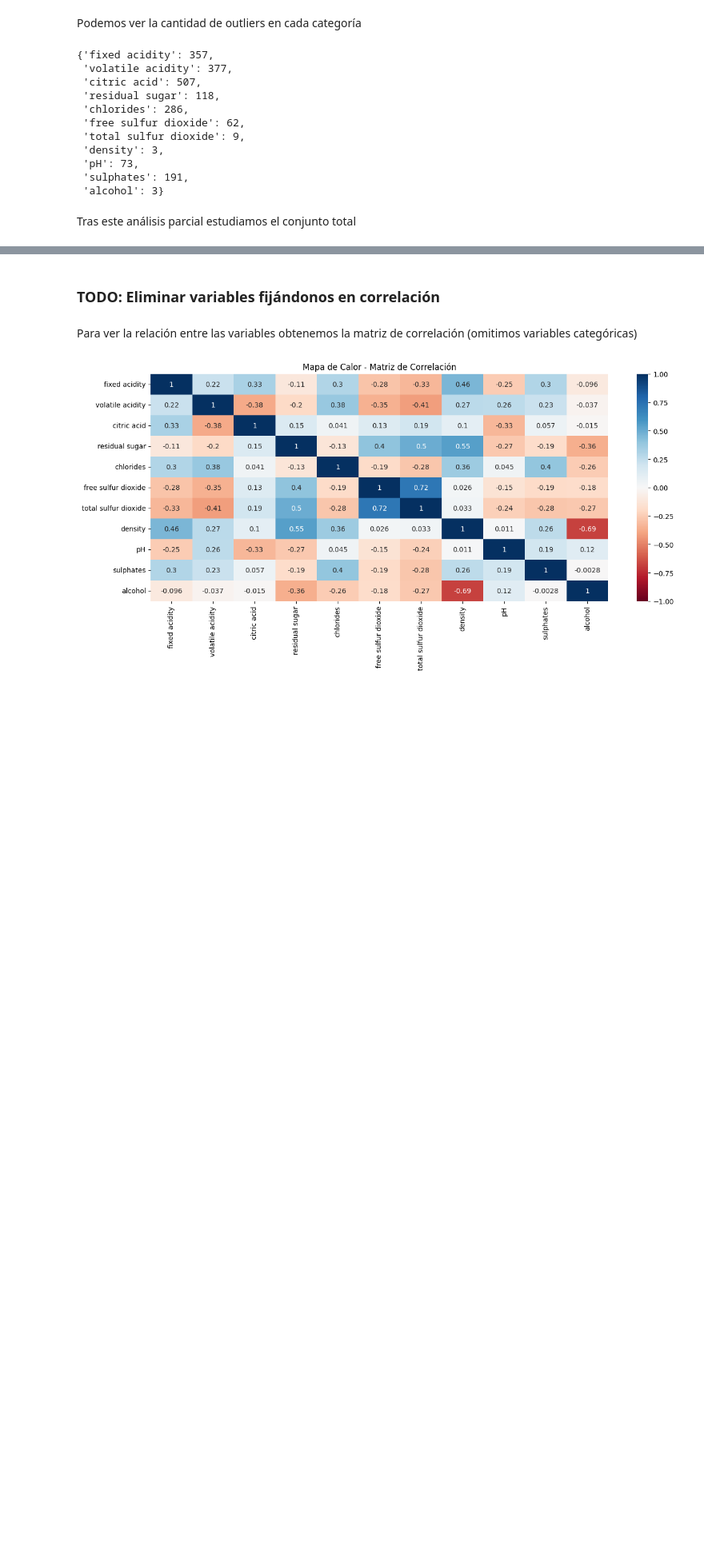
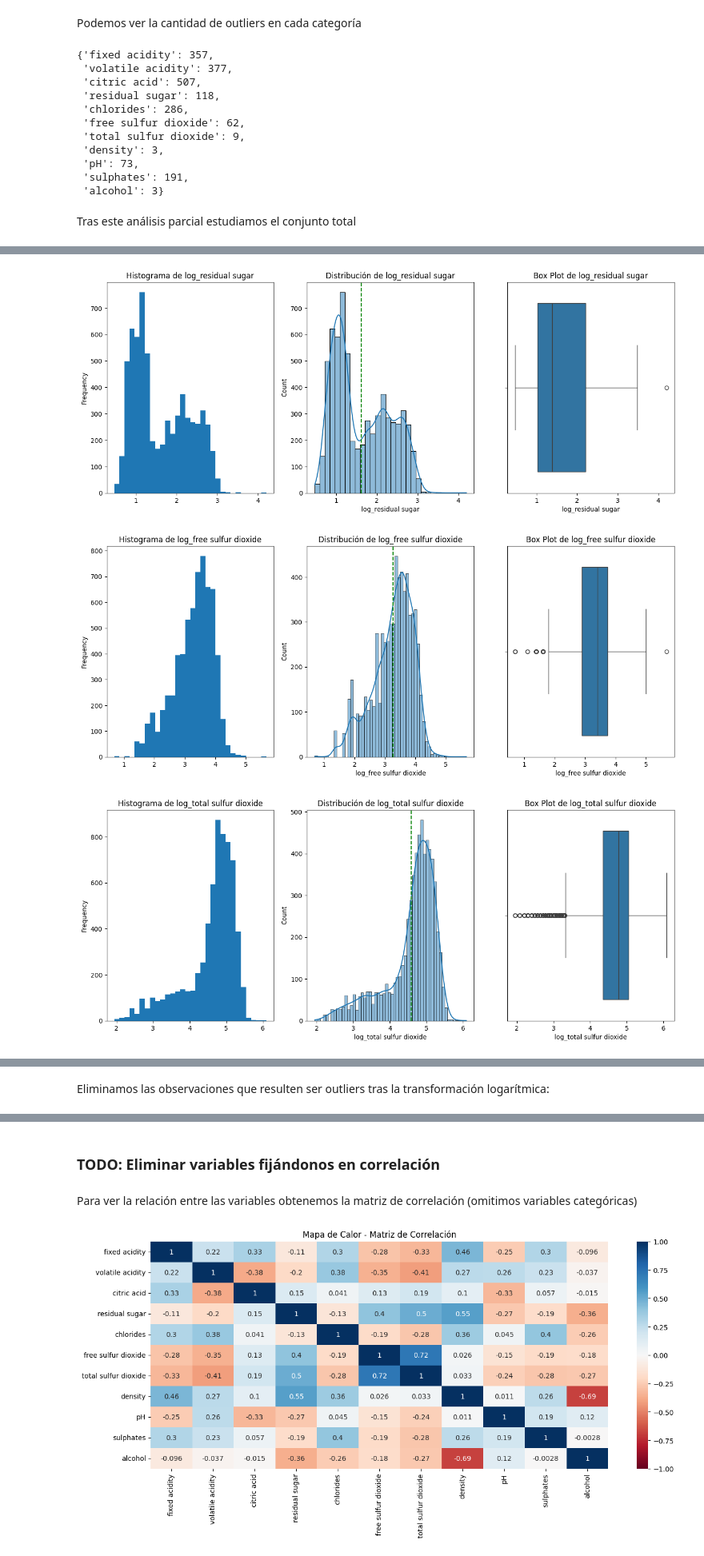
Before and after one commit to Alf-caput/LAB04_Regresion_y_agrupamiento, a Jupyter notebook: LAB04 Regresion_y_agrupamientov2.ipynb, the cells around one changed output, grey strips where cells are left out. Shown at 80% size. Cells and saved outputs as stored; diff of their text form; code cells hidden in the pictures; blank space fills up the shorter version.

```diff
--- a/LAB04 Regresion_y_agrupamientov2.ipynb
+++ b/LAB04 Regresion_y_agrupamientov2.ipynb
@@ -475,0 +483,13 @@ for var in numeric_vars:
+# %%
+import numpy as np
+
+transformed_vars = ['residual sugar', 'free sulfur dioxide', 'total sulfur dioxide', 'chlorides']
+for var in transformed_vars:
+    df[f'log_{var}'] = np.log1p(df[var])
+
+for var in transformed_vars:
+    feat_plot(df, f'log_{var}')
+# %% [output]
+[figure, added]
+[figure, added]
+[figure, added]
@@ -475,0 +497,2 @@ for var in numeric_vars:
+# %% [markdown]
+Eliminamos las observaciones que resulten ser outliers tras la transformación logarítmica:
```
Also changed, not shown: parts of 8 cells of this notebook, 1 other file.
